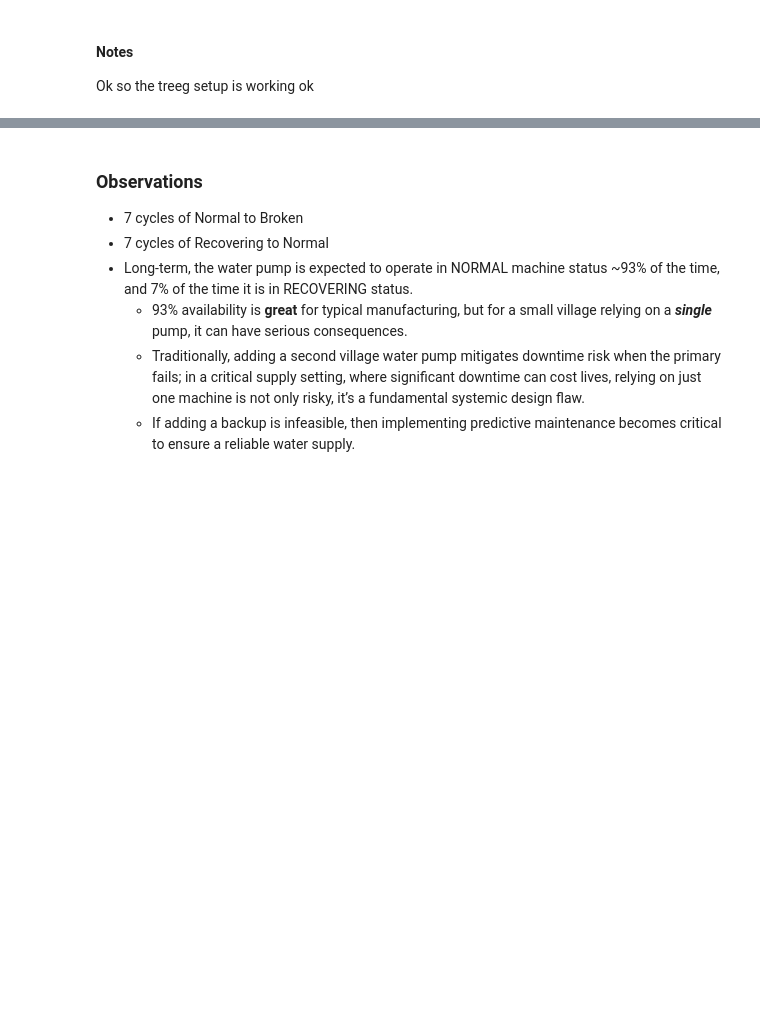
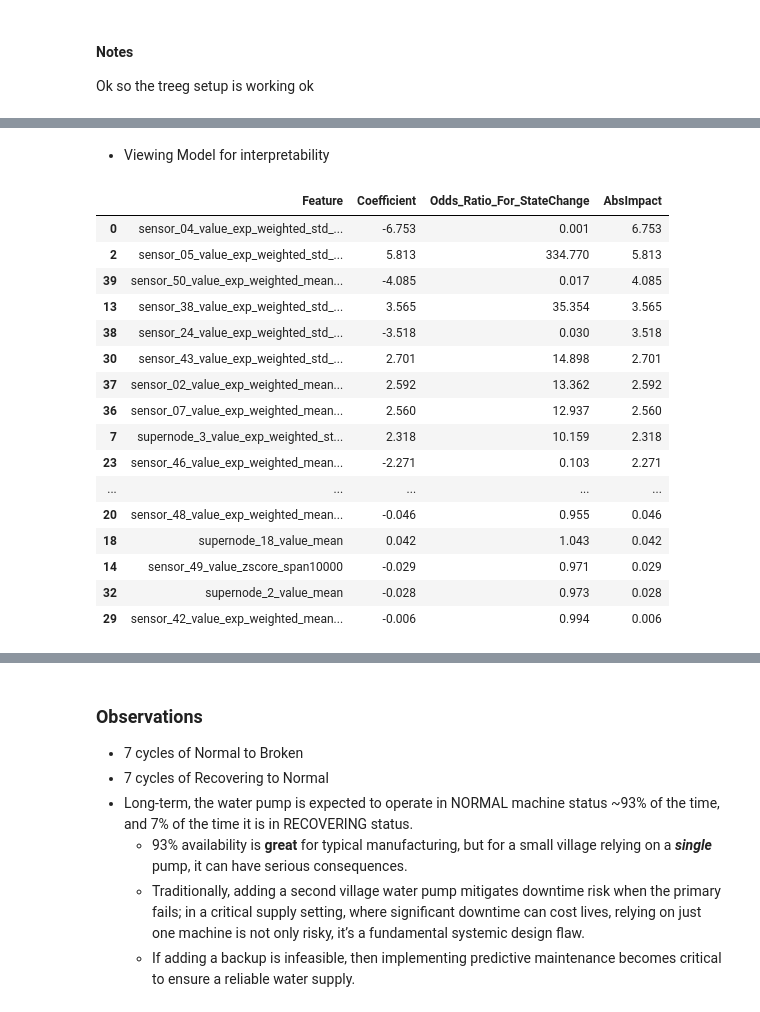
Before and after one commit to jrwoodwa/graph-based-predictive-maintenance, a Jupyter notebook: PredictiveMaintenance.ipynb, the cells around one changed output, grey strips where cells are left out. Cells and saved outputs as stored; diff of their text form; code cells hidden in the pictures; blank space fills up the shorter version.

```diff
--- a/PredictiveMaintenance.ipynb
+++ b/PredictiveMaintenance.ipynb
@@ -1378,0 +2153,64 @@ print("Classification feature importances:", clf.feature_importances_)
+# %% [markdown]
+- Viewing Model for interpretability
+# %%
+import pandas as pd
+import numpy as np
+
+# -----------------------------
+# 1. Extract feature names robustly
+# -----------------------------
+num_features = preprocessor.transformers_[0][2]
+
+cat_features = []
+if len(preprocessor.transformers_) > 1 and len(preprocessor.transformers_[1][2]) > 0:
+    cat_transformer = preprocessor.transformers_[1][1]
+    cat_features_raw = preprocessor.transformers_[1][2]
+    if hasattr(cat_transformer, 'get_feature_names_out'):
+        cat_features = cat_transformer.get_feature_names_out(cat_features_raw)
+    elif hasattr(cat_transformer, 'named_steps'):
+        enc = cat_transformer.named_steps.get('onehot')
+        if enc and hasattr(enc, 'get_feature_names_out'):
+            cat_features = enc.get_feature_names_out(cat_features_raw)
+
+feature_names = np.concatenate([num_features, cat_features])
+
+# -----------------------------
+# 2. Extract coefficients
+# -----------------------------
+coefs = final_model.named_steps['classifier'].coef_[0]
+coef_df = pd.DataFrame({'Feature': feature_names, 'Coefficient': coefs})
+
+# -----------------------------
+# 3. Add interpretive metrics
+# -----------------------------
+coef_df['Odds_Ratio_For_StateChange'] = np.exp(coef_df['Coefficient'])
+coef_df['AbsImpact'] = coef_df['Coefficient'].abs()
+
+# -----------------------------
+# 4. Rank by absolute impact
+# -----------------------------
+coef_df = coef_df.sort_values('AbsImpact', ascending=False)
+
+# -----------------------------
+# 5. Round for readability
+# -----------------------------
+coef_df = coef_df.round({'Coefficient': 3, 'Odds_Ratio_For_StateChange': 3, 'AbsImpact': 3})
+display(coef_df)
+# %% [output]
+|  | Feature | Coefficient | Odds_Ratio_For_StateChange | AbsImpact |
+| 0 | sensor_04_value_exp_weighted_std_... | -6.753 | 0.001 | 6.753 |
+| 2 | sensor_05_value_exp_weighted_std_... | 5.813 | 334.770 | 5.813 |
+| 39 | sensor_50_value_exp_weighted_mean... | -4.085 | 0.017 | 4.085 |
+| 13 | sensor_38_value_exp_weighted_std_... | 3.565 | 35.354 | 3.565 |
+| 38 | sensor_24_value_exp_weighted_std_... | -3.518 | 0.030 | 3.518 |
+| 30 | sensor_43_value_exp_weighted_std_... | 2.701 | 14.898 | 2.701 |
+| 37 | sensor_02_value_exp_weighted_mean... | 2.592 | 13.362 | 2.592 |
+| 36 | sensor_07_value_exp_weighted_mean... | 2.560 | 12.937 | 2.560 |
+| 7 | supernode_3_value_exp_weighted_st... | 2.318 | 10.159 | 2.318 |
+| 23 | sensor_46_value_exp_weighted_mean... | -2.271 | 0.103 | 2.271 |
+| ... | ... | ... | ... | ... |
+| 20 | sensor_48_value_exp_weighted_mean... | -0.046 | 0.955 | 0.046 |
+| 18 | supernode_18_value_mean | 0.042 | 1.043 | 0.042 |
+| 14 | sensor_49_value_zscore_span10000 | -0.029 | 0.971 | 0.029 |
+| 32 | supernode_2_value_mean | -0.028 | 0.973 | 0.028 |
+| 29 | sensor_42_value_exp_weighted_mean... | -0.006 | 0.994 | 0.006 |
```
Also changed, not shown: parts of 65 cells of this notebook.
